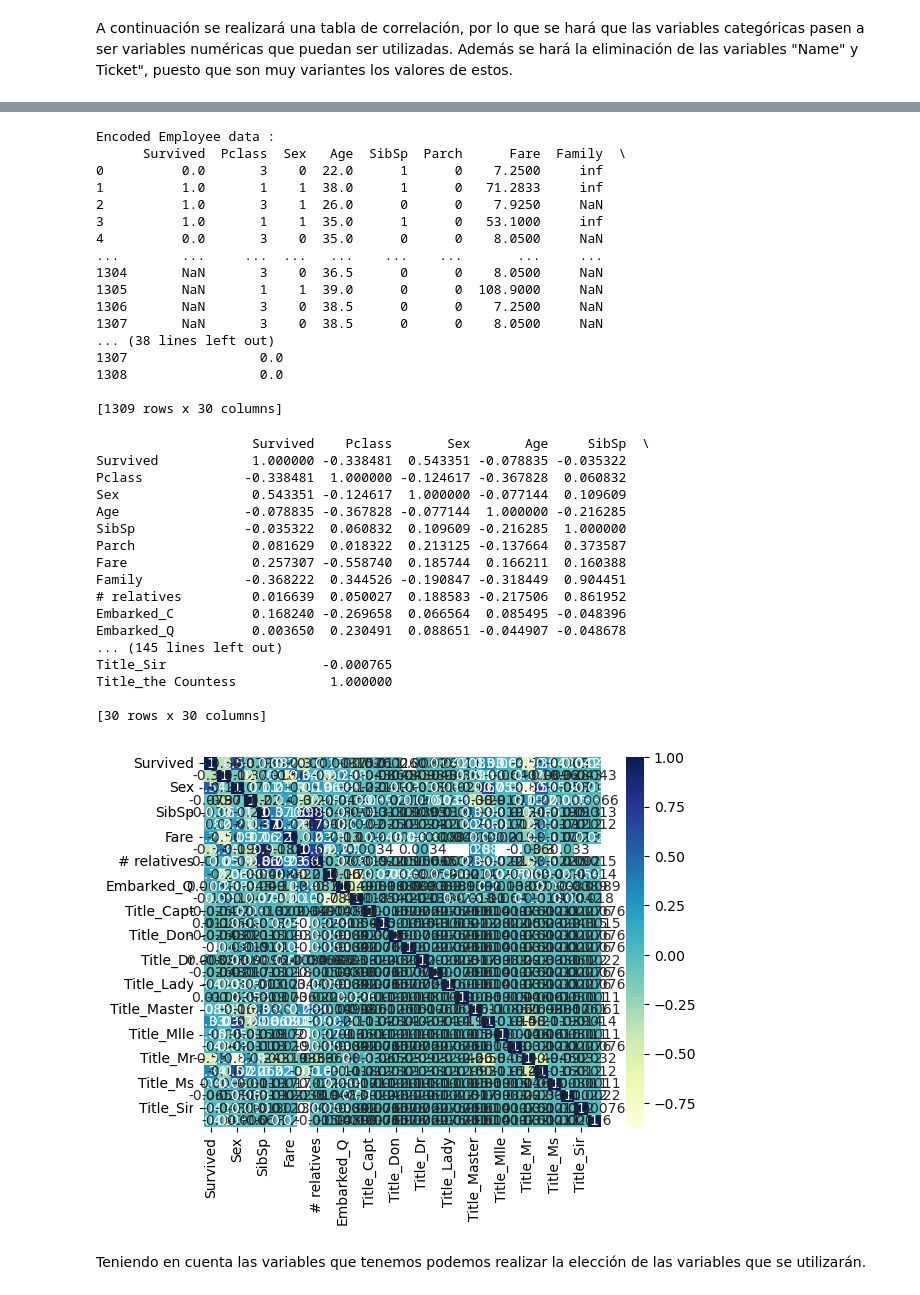
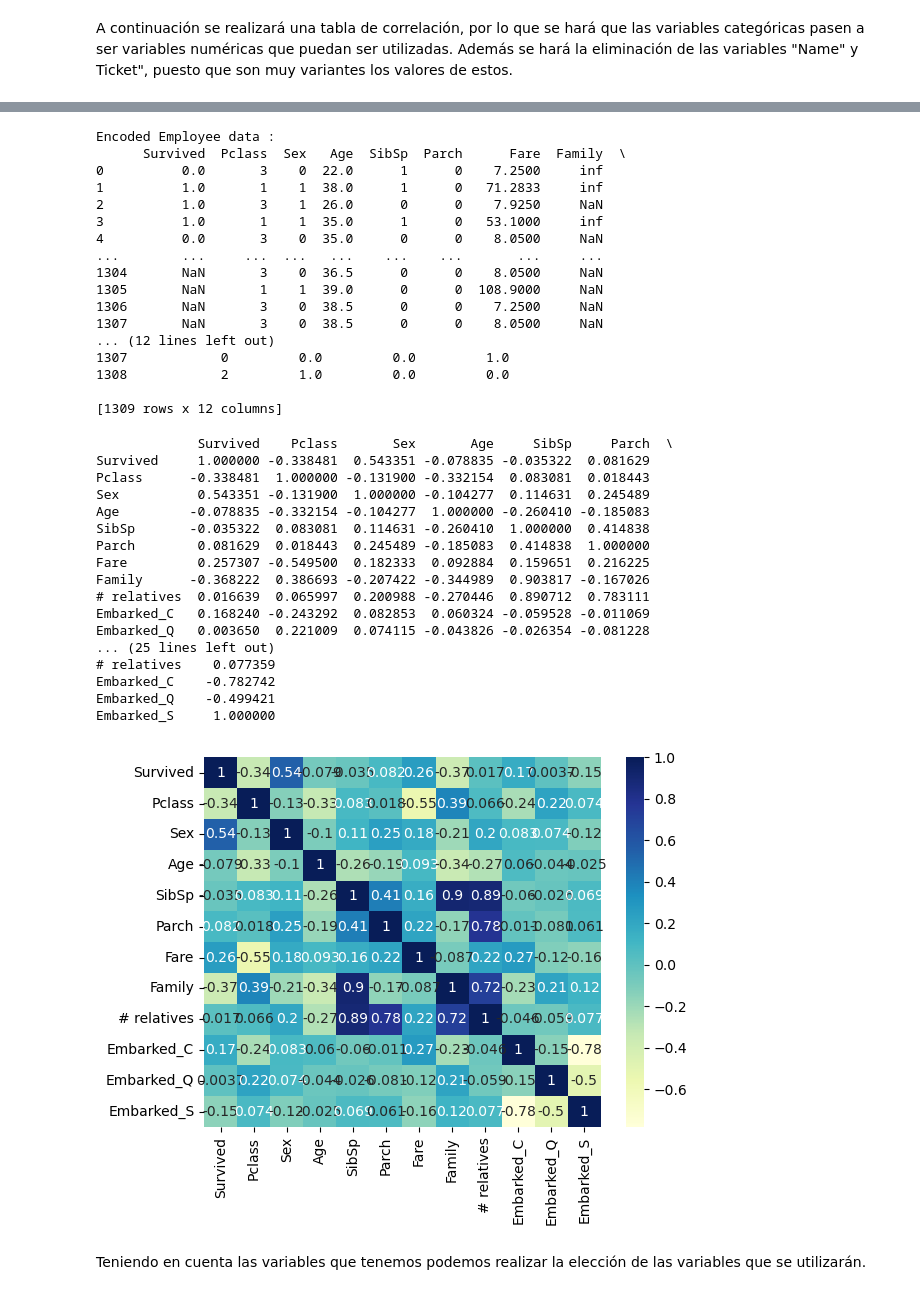
Before and after one commit to AndresOrantes/Reto_Titanic_Equipo5, a Jupyter notebook: InicioTitanic.ipynb, the cells around one changed output, grey strips where cells are left out. Drawn from its saved outputs; the diff is of its cells as text; code cells hidden in the pictures.

```diff
--- a/InicioTitanic.ipynb
+++ b/InicioTitanic.ipynb
@@ -272,7 +288,7 @@ df['# relatives'] = df['SibSp'] + df['Parch'] #Número total de familiares en el
 # %% [markdown]
 A continuación se realizará una tabla de correlación, por lo que se hará que las variables categóricas pasen a ser variables numéricas que puedan ser utilizadas. Además se hará la eliminación de las variables "Name" y Ticket", puesto que son muy variantes los valores de estos.
 # %%
-df=df.drop(columns=['Name','Ticket'])
+df=df.drop(columns=['Name','Ticket','Title'])
 # %%
 categorical_columns = df.select_dtypes(include=['object']).columns.tolist()
 # %%
@@ -339,35 +355,38 @@ Encoded Employee data :
 1305       NaN       1    1  39.0      0      0  108.9000     NaN
 1306       NaN       3    0  38.5      0      0    7.2500     NaN
 1307       NaN       3    0  38.5      0      0    8.0500     NaN
-... (38 lines left out)
-1307                 0.0
-1308                 0.0
+... (12 lines left out)
+1307            0         0.0         0.0         1.0
+1308            2         1.0         0.0         0.0
 
-[1309 rows x 30 columns]
+[1309 rows x 12 columns]
+# %%
+dftrain=df_encoded.iloc[:891]
+dftest=df_encoded.iloc[891:]
 # %%
 
-print(df_encoded.corr())
+print(dftrain.corr())
 
 # plotting correlation heatmap
-dataplot = sb.heatmap(df_encoded.corr(), cmap="YlGnBu", annot=True)
+dataplot = sb.heatmap(dftrain.corr(), cmap="YlGnBu", annot=True)
 # %% [output]
-                    Survived    Pclass       Sex       Age     SibSp  \
-Survived            1.000000 -0.338481  0.543351 -0.078835 -0.035322
-Pclass             -0.338481  1.000000 -0.124617 -0.367828  0.060832
-Sex                 0.543351 -0.124617  1.000000 -0.077144  0.109609
-Age                -0.078835 -0.367828 -0.077144  1.000000 -0.216285
-SibSp              -0.035322  0.060832  0.109609 -0.216285  1.000000
-Parch               0.081629  0.018322  0.213125 -0.137664  0.373587
-Fare                0.257307 -0.558740  0.185744  0.166211  0.160388
-Family             -0.368222  0.344526 -0.190847 -0.318449  0.904451
-# relatives         0.016639  0.050027  0.188583 -0.217506  0.861952
-Embarked_C          0.168240 -0.269658  0.066564  0.085495 -0.048396
-Embarked_Q          0.003650  0.230491  0.088651 -0.044907 -0.048678
-... (145 lines left out)
-Title_Sir                    -0.000765
-Title_the Countess            1.000000
-
-[30 rows x 30 columns]
+             Survived    Pclass       Sex       Age     SibSp     Parch  \
+Survived     1.000000 -0.338481  0.543351 -0.078835 -0.035322  0.081629
+Pclass      -0.338481  1.000000 -0.131900 -0.332154  0.083081  0.018443
+Sex          0.543351 -0.131900  1.000000 -0.104277  0.114631  0.245489
+Age         -0.078835 -0.332154 -0.104277  1.000000 -0.260410 -0.185083
+SibSp       -0.035322  0.083081  0.114631 -0.260410  1.000000  0.414838
+Parch        0.081629  0.018443  0.245489 -0.185083  0.414838  1.000000
+Fare         0.257307 -0.549500  0.182333  0.092884  0.159651  0.216225
+Family      -0.368222  0.386693 -0.207422 -0.344989  0.903817 -0.167026
+# relatives  0.016639  0.065997  0.200988 -0.270446  0.890712  0.783111
+Embarked_C   0.168240 -0.243292  0.082853  0.060324 -0.059528 -0.011069
+Embarked_Q   0.003650  0.221009  0.074115 -0.043826 -0.026354 -0.081228
+... (25 lines left out)
+# relatives    0.077359
+Embarked_C    -0.782742
+Embarked_Q    -0.499421
+Embarked_S     1.000000
-[figure, old version]
+[figure, new version]
 # %% [markdown]
 Teniendo en cuenta las variables que tenemos podemos realizar la elección de las variables que se utilizarán.
```
Also changed, not shown: parts of 3 cells of this notebook.
